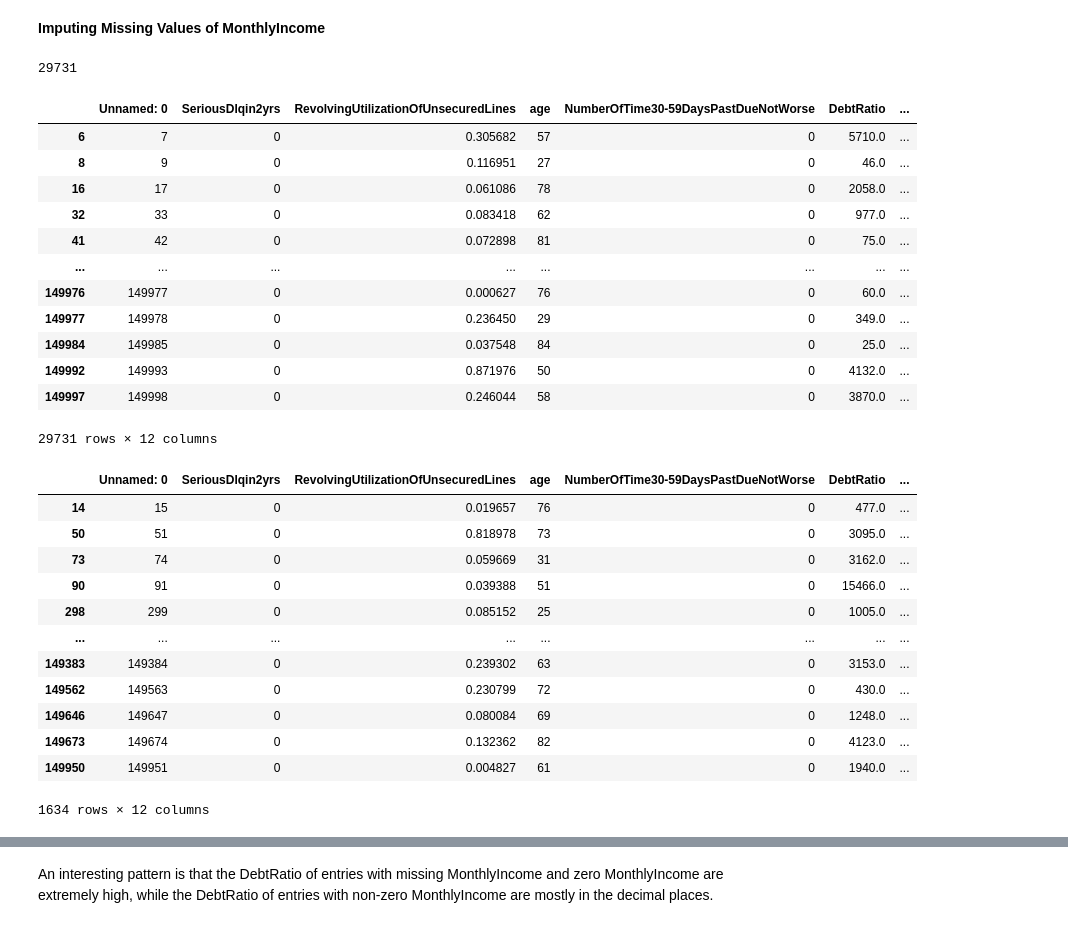
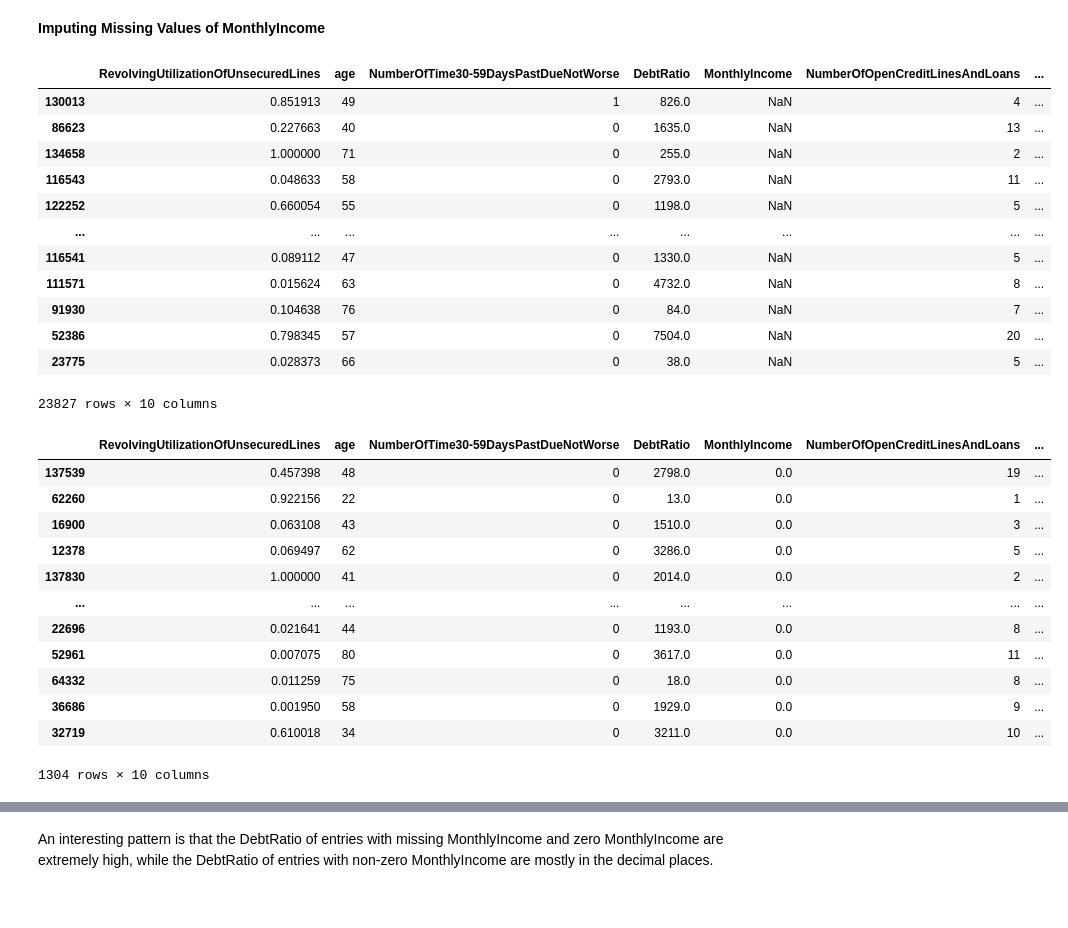
Before and after one commit to Daniel12581/Credit-Risk-Analysis, a Jupyter notebook: data_prep.ipynb, the cells around one changed output, grey strips where cells are left out. Cells and saved outputs as stored; diff of their text form; code cells hidden in the pictures.

```diff
--- a/data_prep.ipynb
+++ b/data_prep.ipynb
@@ -22,0 +27,2 @@ df.head(10)
+# %%
+df.drop(columns = ["Unnamed: 0"], inplace = True)
@@ -23 +37,6 @@ df.head(10)
+# %%
+X = df.copy()
+y = X.pop('SeriousDlqin2yrs')
+
+X_train, X_test, y_train, y_test = train_test_split(X, y, test_size = 0.2, random_state = 20)
 # %%
@@ -62,40 +77,36 @@ dtype: int64
 MonthlyIncome and NumberOfDependents have missing values
 # %% [markdown]
 **Imputing Missing Values of MonthlyIncome**
-# %%
-sum(df["MonthlyIncome"].isna())
-# %% [output]
-29731
 # %%
-df[df["MonthlyIncome"].isna()]
+X_train[X_train["MonthlyIncome"].isna()]
 # %% [output]
-|  | Unnamed: 0 | SeriousDlqin2yrs | RevolvingUtilizationOfUnsecuredLines | age | NumberOfTime30-59DaysPastDueNotWorse | DebtRatio | ... |
-| 6 | 7 | 0 | 0.305682 | 57 | 0 | 5710.0 | ... |
-| 8 | 9 | 0 | 0.116951 | 27 | 0 | 46.0 | ... |
-| 16 | 17 | 0 | 0.061086 | 78 | 0 | 2058.0 | ... |
-| 32 | 33 | 0 | 0.083418 | 62 | 0 | 977.0 | ... |
-| 41 | 42 | 0 | 0.072898 | 81 | 0 | 75.0 | ... |
+|  | RevolvingUtilizationOfUnsecuredLines | age | NumberOfTime30-59DaysPastDueNotWorse | DebtRatio | MonthlyIncome | NumberOfOpenCreditLinesAndLoans | ... |
+| 130013 | 0.851913 | 49 | 1 | 826.0 | NaN | 4 | ... |
+| 86623 | 0.227663 | 40 | 0 | 1635.0 | NaN | 13 | ... |
+| 134658 | 1.000000 | 71 | 0 | 255.0 | NaN | 2 | ... |
+| 116543 | 0.048633 | 58 | 0 | 2793.0 | NaN | 11 | ... |
+| 122252 | 0.660054 | 55 | 0 | 1198.0 | NaN | 5 | ... |
 | ... | ... | ... | ... | ... | ... | ... | ... |
-| 149976 | 149977 | 0 | 0.000627 | 76 | 0 | 60.0 | ... |
-| 149977 | 149978 | 0 | 0.236450 | 29 | 0 | 349.0 | ... |
-| 149984 | 149985 | 0 | 0.037548 | 84 | 0 | 25.0 | ... |
-| 149992 | 149993 | 0 | 0.871976 | 50 | 0 | 4132.0 | ... |
-| 149997 | 149998 | 0 | 0.246044 | 58 | 0 | 3870.0 | ... |
+| 116541 | 0.089112 | 47 | 0 | 1330.0 | NaN | 5 | ... |
+| 111571 | 0.015624 | 63 | 0 | 4732.0 | NaN | 8 | ... |
+| 91930 | 0.104638 | 76 | 0 | 84.0 | NaN | 7 | ... |
+| 52386 | 0.798345 | 57 | 0 | 7504.0 | NaN | 20 | ... |
+| 23775 | 0.028373 | 66 | 0 | 38.0 | NaN | 5 | ... |
-29731 rows × 12 columns
+23827 rows × 10 columns
 # %%
-df[df["MonthlyIncome"] == 0]
+X_train[X_train["MonthlyIncome"] == 0]
 # %% [output]
-|  | Unnamed: 0 | SeriousDlqin2yrs | RevolvingUtilizationOfUnsecuredLines | age | NumberOfTime30-59DaysPastDueNotWorse | DebtRatio | ... |
-| 14 | 15 | 0 | 0.019657 | 76 | 0 | 477.0 | ... |
-| 50 | 51 | 0 | 0.818978 | 73 | 0 | 3095.0 | ... |
-| 73 | 74 | 0 | 0.059669 | 31 | 0 | 3162.0 | ... |
-| 90 | 91 | 0 | 0.039388 | 51 | 0 | 15466.0 | ... |
-| 298 | 299 | 0 | 0.085152 | 25 | 0 | 1005.0 | ... |
+|  | RevolvingUtilizationOfUnsecuredLines | age | NumberOfTime30-59DaysPastDueNotWorse | DebtRatio | MonthlyIncome | NumberOfOpenCreditLinesAndLoans | ... |
+| 137539 | 0.457398 | 48 | 0 | 2798.0 | 0.0 | 19 | ... |
+| 62260 | 0.922156 | 22 | 0 | 13.0 | 0.0 | 1 | ... |
+| 16900 | 0.063108 | 43 | 0 | 1510.0 | 0.0 | 3 | ... |
+| 12378 | 0.069497 | 62 | 0 | 3286.0 | 0.0 | 5 | ... |
+| 137830 | 1.000000 | 41 | 0 | 2014.0 | 0.0 | 2 | ... |
 | ... | ... | ... | ... | ... | ... | ... | ... |
-| 149383 | 149384 | 0 | 0.239302 | 63 | 0 | 3153.0 | ... |
-| 149562 | 149563 | 0 | 0.230799 | 72 | 0 | 430.0 | ... |
-| 149646 | 149647 | 0 | 0.080084 | 69 | 0 | 1248.0 | ... |
-| 149673 | 149674 | 0 | 0.132362 | 82 | 0 | 4123.0 | ... |
-| 149950 | 149951 | 0 | 0.004827 | 61 | 0 | 1940.0 | ... |
+| 22696 | 0.021641 | 44 | 0 | 1193.0 | 0.0 | 8 | ... |
+| 52961 | 0.007075 | 80 | 0 | 3617.0 | 0.0 | 11 | ... |
+| 64332 | 0.011259 | 75 | 0 | 18.0 | 0.0 | 8 | ... |
+| 36686 | 0.001950 | 58 | 0 | 1929.0 | 0.0 | 9 | ... |
+| 32719 | 0.610018 | 34 | 0 | 3211.0 | 0.0 | 10 | ... |
-1634 rows × 12 columns
+1304 rows × 10 columns
 # %%
```
Also changed, not shown: parts of 24 cells of this notebook.
